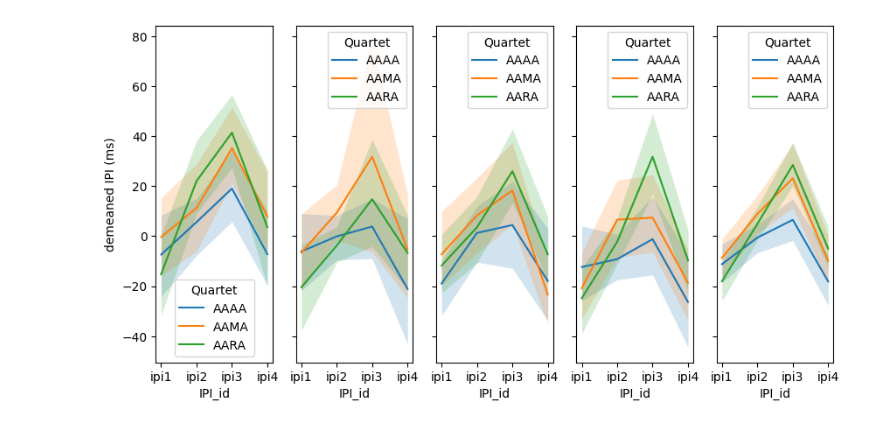
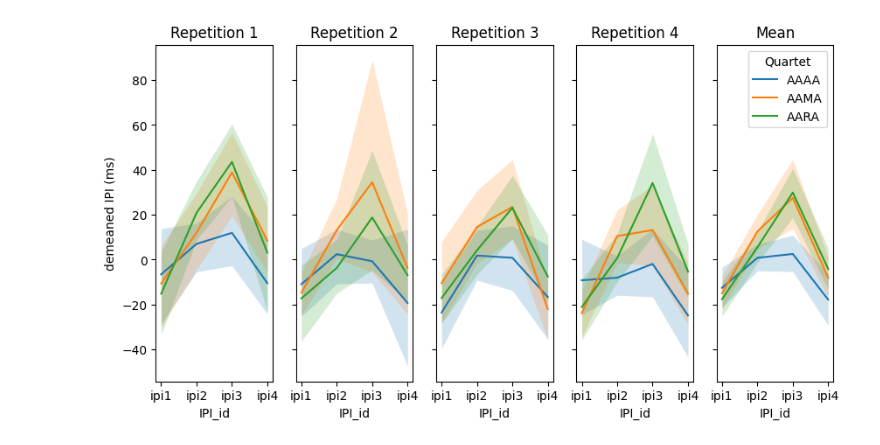
Before and after one commit to AmandaGiselleLily/modified-digit-inteference, a Jupyter notebook: notebooks/IPIs.ipynb, the cells around one changed output. Cells and saved outputs as stored; diff of their text form; code cells hidden in the pictures.

```diff
--- a/notebooks/IPIs.ipynb
+++ b/notebooks/IPIs.ipynb
@@ -8,8 +8,14 @@ import pandas as pd
 
 plt.style.use('default')
 # %%
-data = pd.read_csv("/cifs/diedrichsen/data/ModifiedDigitInterference/behavioural/MDI0_merged.csv")
-data = data[(data.correct==1)] # & (data.BN>1)]
+# load data
+data = pd.read_csv("/Volumes/diedrichsen_data$/data/ModifiedDigitInterference/behavioural/MDI0_merged.csv")
+data = data[(data.correct==1) & (data.BN>1)]
+data[['ipi1', 'ipi2', 'ipi3', 'ipi4']] = data[['ipi1', 'ipi2', 'ipi3', 'ipi4']].astype(float)
 data.PosInQuartet = pd.Categorical(data.PosInQuartet, categories=[1, 2, 3, 4], ordered=True)
 data.Quartet = pd.Categorical(data.Quartet, categories=['AAAA', 'AAMA', 'AARA'], ordered=True)
-dataG = data.groupby(['SID', 'Quartet', 'PosInQuartet']).mean(numeric_only=True).reset_index()
+
+# melt dataframe
+melted_ipi = data.melt(id_vars=["Quartet", 'SID', 'PosInQuartet', 'TN', 'BN'],value_vars=["ipi1","ipi2","ipi3","ipi4"], value_name="IPI", var_name="IPI_id")
+melted_ipi['IPI'] = (melted_ipi['IPI']- melted_ipi.groupby('SID')['IPI'].transform('mean'))
+melted_ipiG = melted_ipi.groupby(['SID', 'Quartet', 'PosInQuartet', 'IPI_id'], observed=True).mean(numeric_only=True).reset_index()
@@ -28,12 +22,12 @@ for sid in melted_ipi.SID.unique():
 # %%
 fig, axs = plt.subplots(1, 5, sharey=True, figsize=(10, 5))
-
 for i in range(4):
     ax = axs[i]
-    sb.lineplot(ax=ax, data=melted_ipi[melted_ipi.PosInQuartet == i+1], x="IPI_id",y="IPI",hue="Quartet", err_kws={'linewidth':0})
-sb.lineplot(ax=axs[-1], data=melted_ipi, x="IPI_id", y="IPI",hue="Quartet", err_kws={'linewidth':0})
+    sb.lineplot(ax=ax, data=melted_ipiG[melted_ipiG.PosInQuartet == i+1], x="IPI_id",y="IPI",hue="Quartet", err_kws={'linewidth':0}, legend=False)
+    ax.set_title(f'Repetition {i+1}')
+sb.lineplot(ax=axs[-1], data=melted_ipiG, x="IPI_id", y="IPI",hue="Quartet", err_kws={'linewidth':0})
+axs[-1].set_title('Mean')
 axs[0].set_ylabel('demeaned IPI (ms)')
-
 plt.show()
 # %% [output]
-[figure, old version]
+[figure, new version]
```
Also changed, not shown: parts of 5 cells of this notebook.
